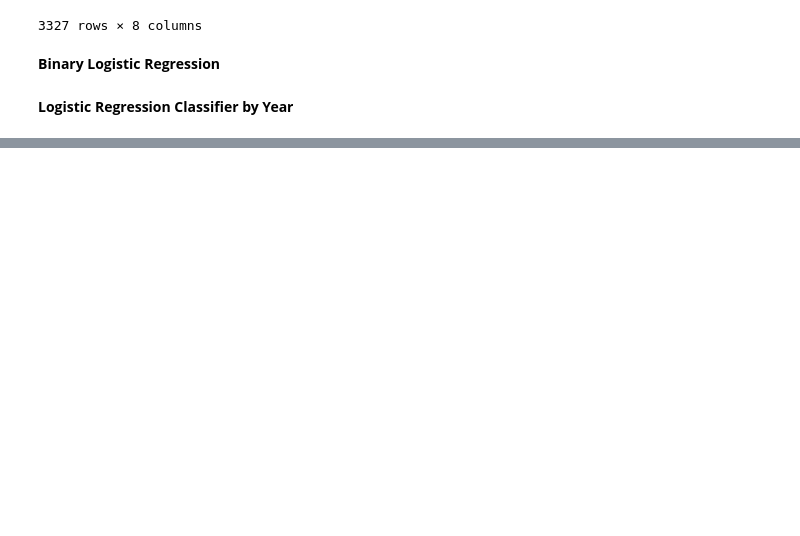
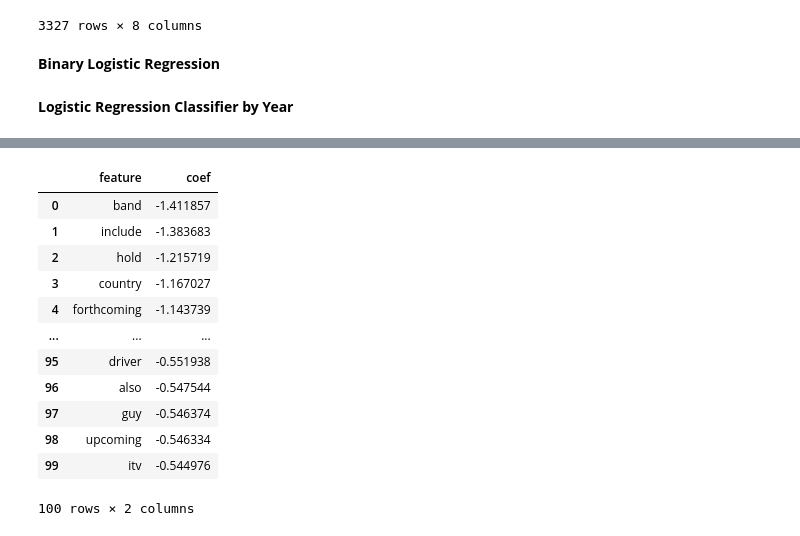
Before and after one commit to yvferreiro/MasterThesis, a Jupyter notebook: Logistic Regression.ipynb, the cells around one changed output, grey strips where cells are left out. Cells and saved outputs as stored; diff of their text form; code cells hidden in the pictures; blank space fills up the shorter version.

```diff
--- a/Logistic Regression.ipynb
+++ b/Logistic Regression.ipynb
@@ -154,0 +209,22 @@ weighted avg       0.68      0.68      0.64       666
+# %%
+#create DF of highest coef
+highest_coef = pd.DataFrame(df_coef_09[0])
+
+#create DF of lowest lowest coef manipulation
+lowest_coef = pd.DataFrame(df_coef_09[1])
+lowest_coef = lowest_coef.sort_values(by = ["coef"], ascending = True).reset_index(drop = True) #absolute lowest value
+lowest_coef
+# %% [output]
+|  | feature | coef |
+| 0 | band | -1.411857 |
+| 1 | include | -1.383683 |
+| 2 | hold | -1.215719 |
+| 3 | country | -1.167027 |
+| 4 | forthcoming | -1.143739 |
+| ... | ... | ... |
+| 95 | driver | -0.551938 |
+| 96 | also | -0.547544 |
+| 97 | guy | -0.546374 |
+| 98 | upcoming | -0.546334 |
+| 99 | itv | -0.544976 |
+100 rows × 2 columns
```
Also changed, not shown: parts of 9 cells of this notebook.
